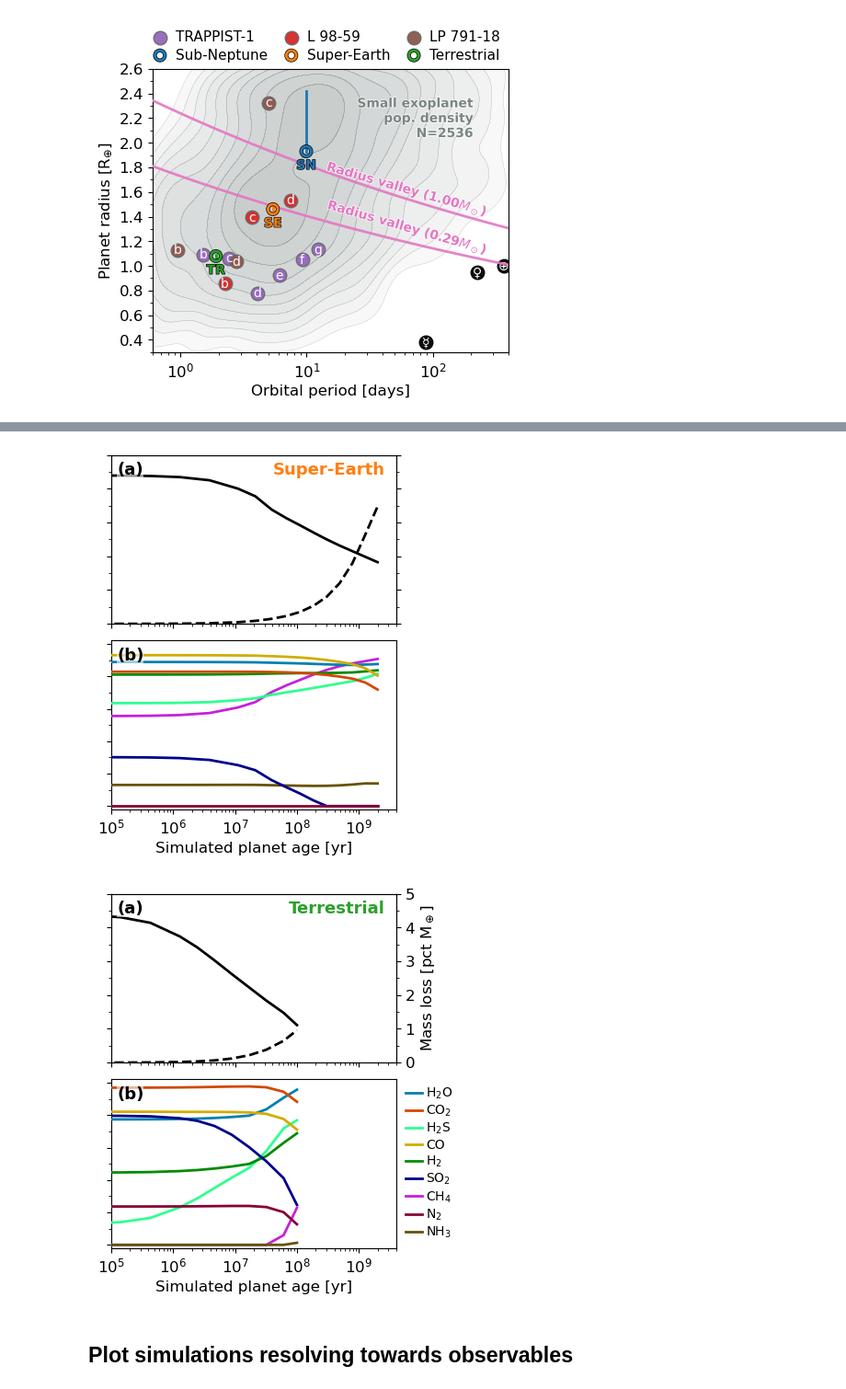
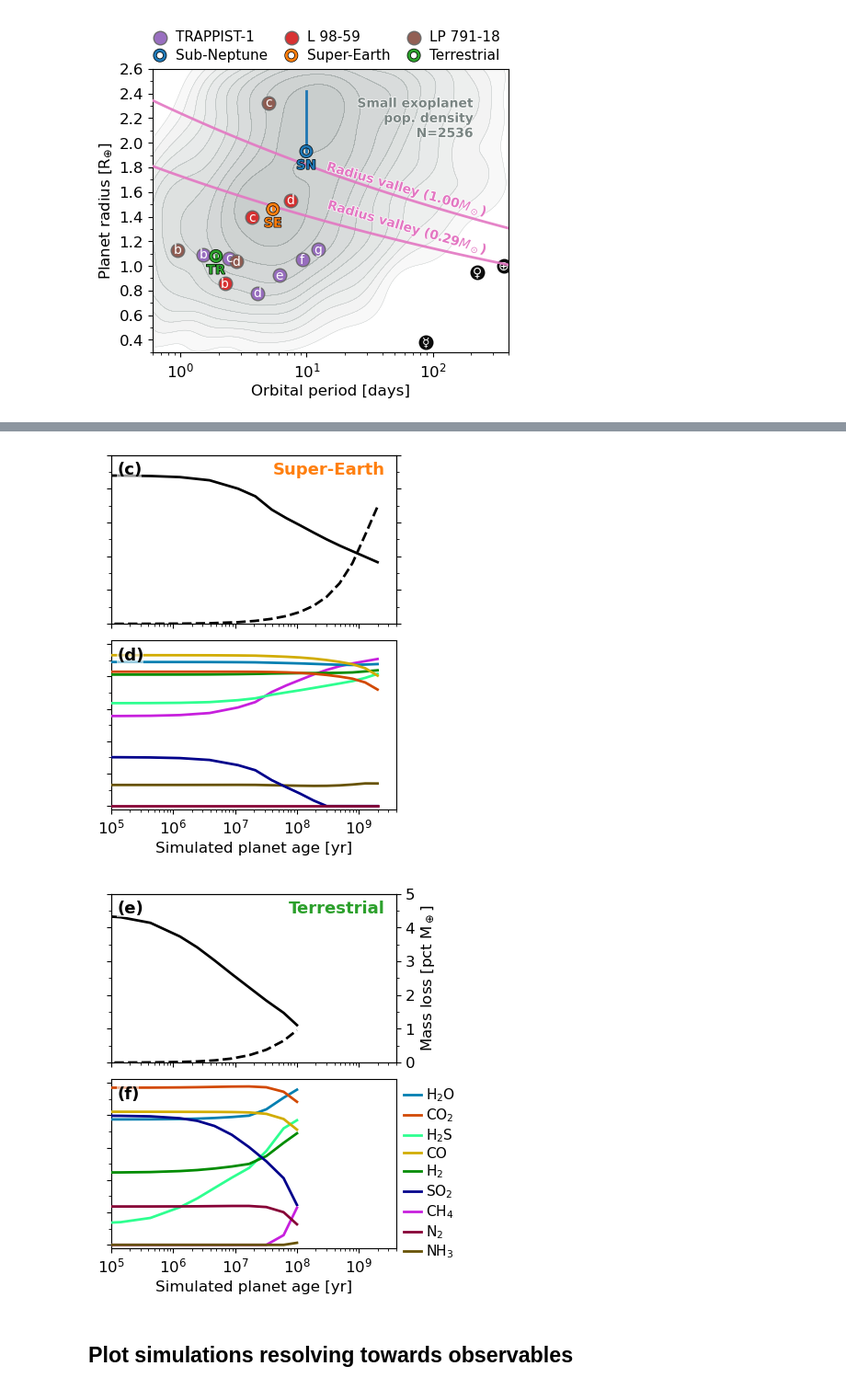
Before and after one commit to nichollsh/proteus_analysis, a Jupyter notebook: bayesopt.ipynb, the cells around one changed output, grey strips where cells are left out. Shown at 92% size. Drawn from its saved outputs; the diff is of its cells as text; code cells hidden in the pictures.

```diff
--- a/bayesopt.ipynb
+++ b/bayesopt.ipynb
@@ -686,8 +686,8 @@ Solar system body Neptune: x=59800.00, y=3.88
 # %%
 # plot variable over time for each GT run
 
-abcd = 'abcdefg'
-iax = 0
+abcd = 'abcdefghijklmnopqrstuvwxyz'
+iplt = -1
 def plot_gt_evolve(suf, label_left=False, label_right=False):
     gt = ground_truth[suf]
 
@@ -748,39 +748,42 @@ def plot_gt_evolve(suf, label_left=False, label_right=False):
         axb.set_yticklabels([])
 
     if label_right:
-        axb.legend(loc='upper left', bbox_to_anchor=(1.01, 1.0),
-               frameon=False, fontsize=10,
+        axb.legend(loc='upper left', bbox_to_anchor=(1.0, 1.0),
+               frameon=False, fontsize=11,
                borderpad=0, handleheight=0.6,
                handletextpad=0.3, labelspacing=0.2, columnspacing=0.8, handlelength=1.3,
                )
 
     # title
     bbox = dict(fc="w", ec="none", alpha=0.6, lw=1, pad=0)
     axtr.text(0.96, 0.96, bo_tits[suf], transform=axtr.transAxes,
                 zorder=999, fontsize=13,
                 color=bo_cols[suf], fontweight='bold', ha='right', va='top',
                 bbox=bbox
                 )
 
     # abc label
+    global iplt
+    iplt += 1
     for (iax, ax) in enumerate([axt, axb]):
-        ax.text(0.02, 0.96, f"({chr(97 + iax)})", transform=ax.transAxes,
+        ax.text(0.02, 0.96, f"({chr(97 + iax + iplt)})", transform=ax.transAxes,
                 fontsize=13, zorder=999, fontweight='bold', ha='left', va='top', bbox=bbox)
+    iplt += 1
 
     fig.subplots_adjust(hspace=0.1)
     plt.show()
 
     fig.savefig(f"output/gt_evolve_{suf}.pdf", bbox_inches='tight', dpi=DPI, pad_inches=0.02)
 
 for suf in list(ground_truth.keys()):
     label_left  = suf=='sn'
     label_right = suf=='tr'
 
     plot_gt_evolve(suf, label_left=label_left, label_right=label_right)
 # %% [output]
 [figure]
-[figure, old version]
+[figure, new version]
-[figure, old version]
+[figure, new version]
 # %% [markdown]
 ## Plot simulations resolving towards observables
 # %%
```
Also changed, not shown: parts of 6 cells of this notebook.
